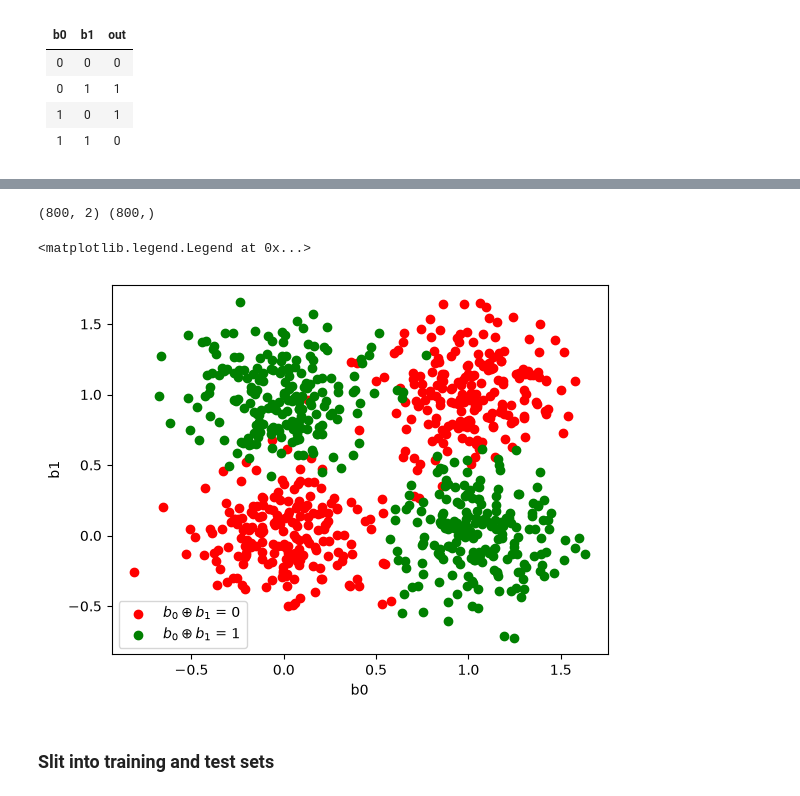
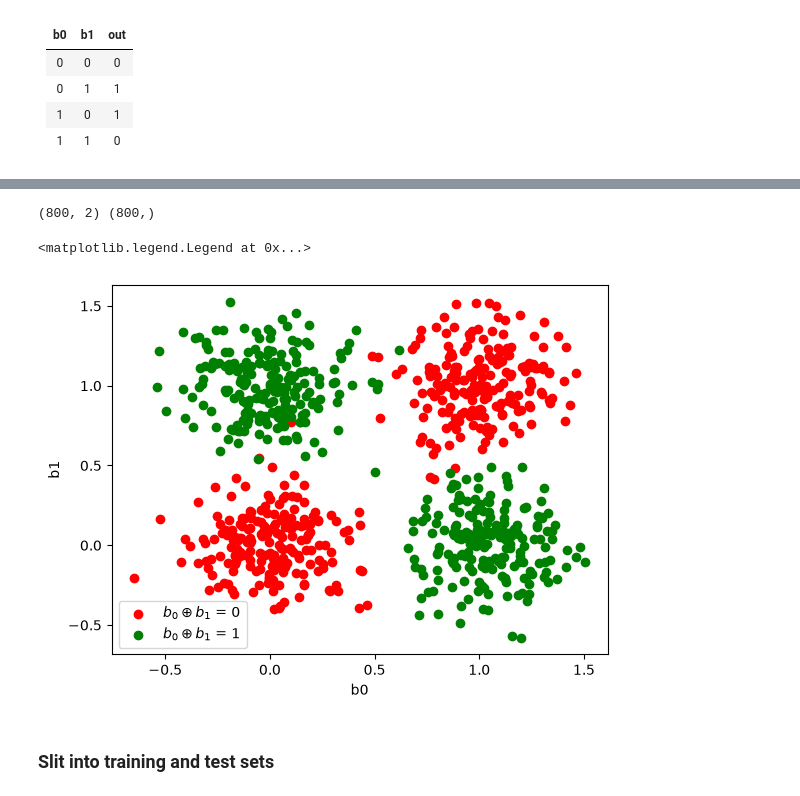
Before and after one commit to Vladimirescu/SMICES-AI_for_Cyber, a Jupyter notebook: lab/L1/L1.ipynb, the cells around one changed output, grey strips where cells are left out. Drawn from its saved outputs; the diff is of its cells as text; code cells hidden in the pictures.

```diff
--- a/lab/L1/L1.ipynb
+++ b/lab/L1/L1.ipynb
@@ -571,21 +464,21 @@ Matplotlib is building the font cache; this may take a moment.
 # %%
-X, y = create_xor_dataset(num_samples_per_class=200, noise=0.25)
+X, y = create_xor_dataset(num_samples_per_class=200, noise=0.2)
 
 x0 = X[y == 0, :]
 x1 = X[y == 1, :]
 
 print(X.shape, y.shape)
 
 plt.figure()
 plt.scatter(x0[:, 0], x0[:, 1], c="red",label=r"$b_0 \oplus b_1$ = 0")
 plt.scatter(x1[:, 0], x1[:, 1], c="green", label=r"$b_0 \oplus b_1$ = 1")
 plt.xlabel("b0")
 plt.ylabel("b1")
 plt.legend()
 # %% [output]
 (800, 2) (800,)
 <matplotlib.legend.Legend at 0x...>
-[figure, old version]
+[figure, new version]
 # %% [markdown]
 ### Slit into training and test sets
 # %%
```
Also changed, not shown: parts of 26 cells of this notebook.
